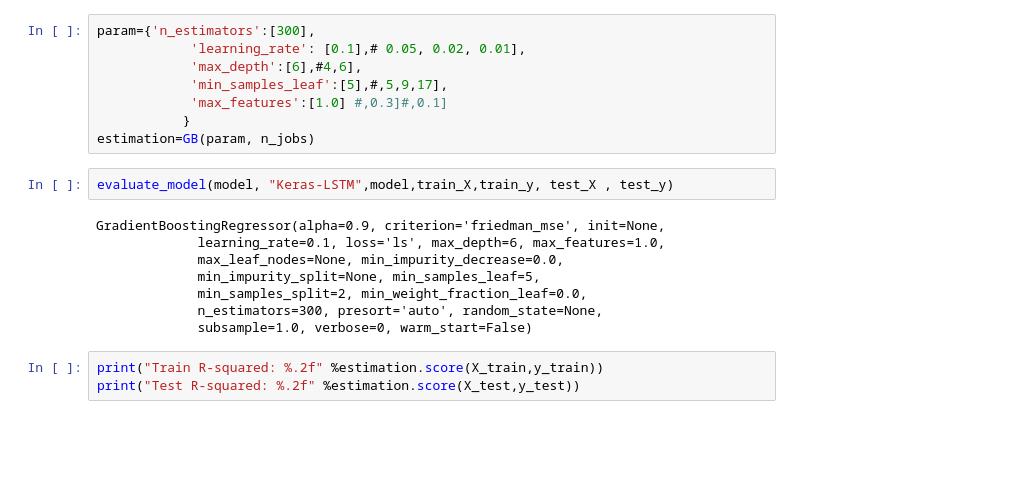
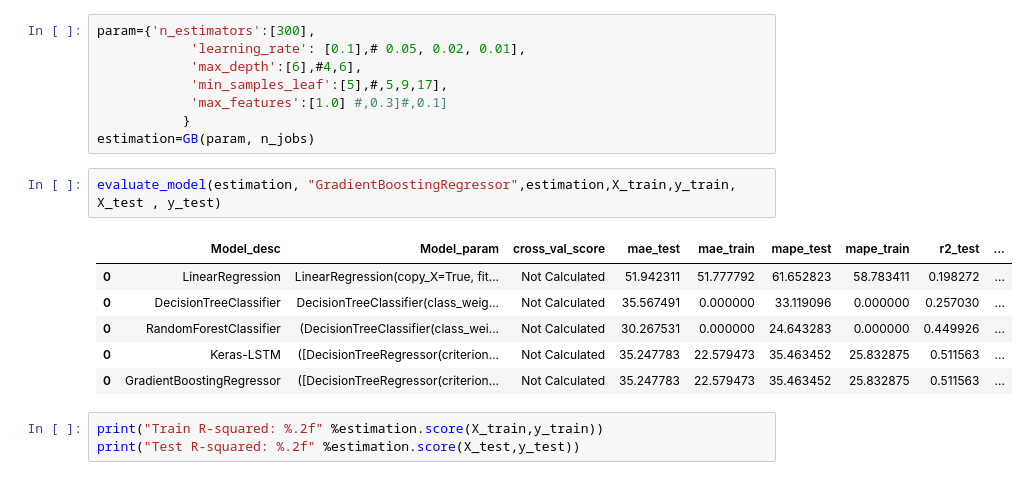
Before and after one commit to aahana-khajanchi/AdavancedDataScience-1, a Jupyter notebook: Assignment2/Part 4 - Prediction algorithms/Prediction algorithms.ipynb, the cells around one changed output. Cells and saved outputs as stored; diff of their text form; blank space fills up the shorter version.

```diff
--- a/Assignment2/Part 4 - Prediction algorithms/Prediction algorithms.ipynb
+++ b/Assignment2/Part 4 - Prediction algorithms/Prediction algorithms.ipynb
@@ -524,16 +524,15 @@ param={'n_estimators':[300],
             'max_features':[1.0] #,0.3]#,0.1]
            }
 estimation=GB(param, n_jobs)
-# %%
-evaluate_model(model, "Keras-LSTM",model,train_X,train_y, test_X , test_y)
-# %% [output]
-GradientBoostingRegressor(alpha=0.9, criterion='friedman_mse', init=None,
-             learning_rate=0.1, loss='ls', max_depth=6, max_features=1.0,
-             max_leaf_nodes=None, min_impurity_decrease=0.0,
-             min_impurity_split=None, min_samples_leaf=5,
-             min_samples_split=2, min_weight_fraction_leaf=0.0,
-             n_estimators=300, presort='auto', random_state=None,
-             subsample=1.0, verbose=0, warm_start=False)
+# %%
+evaluate_model(estimation, "GradientBoostingRegressor",estimation,X_train,y_train, X_test , y_test)
+# %% [output]
+|  | Model_desc | Model_param | cross_val_score | mae_test | mae_train | mape_test | mape_train | r2_test | ... |
+| 0 | LinearRegression | LinearRegression(copy_X=True, fit... | Not Calculated | 51.942311 | 51.777792 | 61.652823 | 58.783411 | 0.198272 | ... |
+| 0 | DecisionTreeClassifier | DecisionTreeClassifier(class_weig... | Not Calculated | 35.567491 | 0.000000 | 33.119096 | 0.000000 | 0.257030 | ... |
+| 0 | RandomForestClassifier | (DecisionTreeClassifier(class_wei... | Not Calculated | 30.267531 | 0.000000 | 24.643283 | 0.000000 | 0.449926 | ... |
+| 0 | Keras-LSTM | ([DecisionTreeRegressor(criterion... | Not Calculated | 35.247783 | 22.579473 | 35.463452 | 25.832875 | 0.511563 | ... |
+| 0 | GradientBoostingRegressor | ([DecisionTreeRegressor(criterion... | Not Calculated | 35.247783 | 22.579473 | 35.463452 | 25.832875 | 0.511563 | ... |
 # %%
 print("Train R-squared: %.2f" %estimation.score(X_train,y_train))
 print("Test R-squared: %.2f" %estimation.score(X_test,y_test))
```
Also changed, not shown: parts of 1 cell of this notebook.
